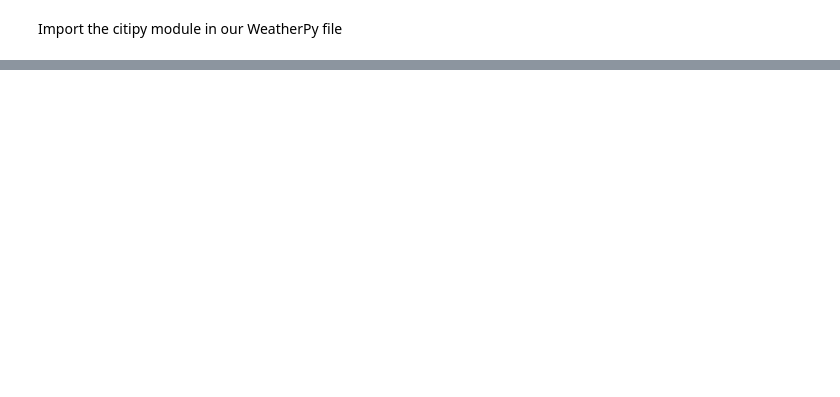
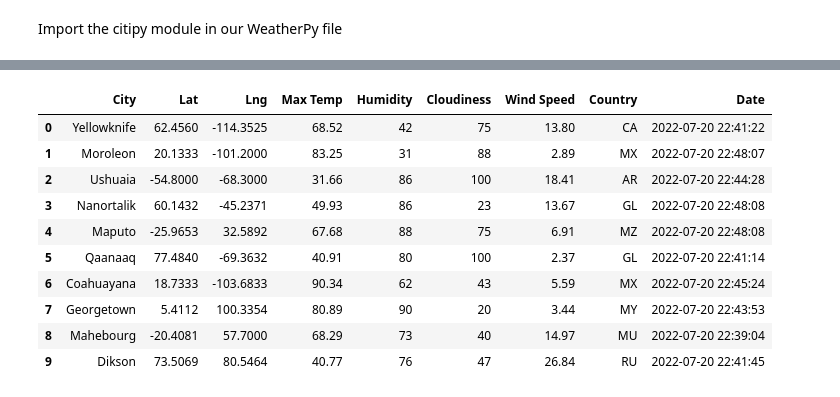
Before and after one commit to g626s/World_Weather_Analysis, a Jupyter notebook: WeatherPy.ipynb, the cells around one changed output, grey strips where cells are left out. Saved outputs shown, nothing was run; the diff lists cells and outputs as text; code cells hidden in the pictures; blank space fills up the shorter version.

```diff
--- a/WeatherPy.ipynb
+++ b/WeatherPy.ipynb
@@ -58,0 +71,3 @@ len(cities)
+# %%
+# Starting URL for Weather Map API Call.
+url = "http://api.openweathermap.org/data/2.5/weather?units=Imperial&APPID=" + weather_api_key
@@ -58,0 +158,16 @@ len(cities)
+# %%
+# Convert the array of dictionaries to a Pandas DataFrame.
+city_data_df = pd.DataFrame(city_data)
+city_data_df.head(10)
+# %% [output]
+|  | City | Lat | Lng | Max Temp | Humidity | Cloudiness | Wind Speed | Country | Date |
+| 0 | Yellowknife | 62.4560 | -114.3525 | 68.52 | 42 | 75 | 13.80 | CA | 2022-07-20 22:41:22 |
+| 1 | Moroleon | 20.1333 | -101.2000 | 83.25 | 31 | 88 | 2.89 | MX | 2022-07-20 22:48:07 |
+| 2 | Ushuaia | -54.8000 | -68.3000 | 31.66 | 86 | 100 | 18.41 | AR | 2022-07-20 22:44:28 |
+| 3 | Nanortalik | 60.1432 | -45.2371 | 49.93 | 86 | 23 | 13.67 | GL | 2022-07-20 22:48:08 |
+| 4 | Maputo | -25.9653 | 32.5892 | 67.68 | 88 | 75 | 6.91 | MZ | 2022-07-20 22:48:08 |
+| 5 | Qaanaaq | 77.4840 | -69.3632 | 40.91 | 80 | 100 | 2.37 | GL | 2022-07-20 22:41:14 |
+| 6 | Coahuayana | 18.7333 | -103.6833 | 90.34 | 62 | 43 | 5.59 | MX | 2022-07-20 22:45:24 |
+| 7 | Georgetown | 5.4112 | 100.3354 | 80.89 | 90 | 20 | 3.44 | MY | 2022-07-20 22:43:53 |
+| 8 | Mahebourg | -20.4081 | 57.7000 | 68.29 | 73 | 40 | 14.97 | MU | 2022-07-20 22:39:04 |
+| 9 | Dikson | 73.5069 | 80.5464 | 40.77 | 76 | 47 | 26.84 | RU | 2022-07-20 22:41:45 |
```
Also changed, not shown: parts of 8 cells of this notebook, 5 other files.
